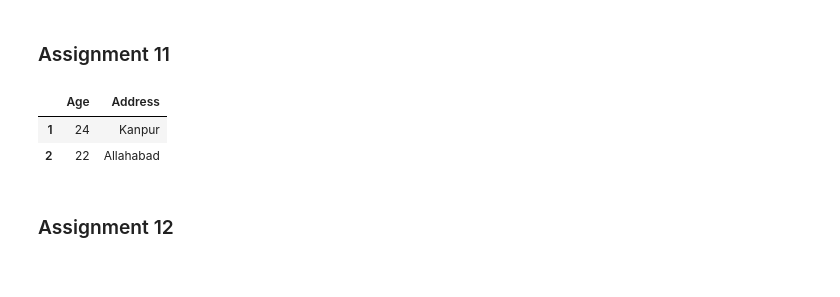
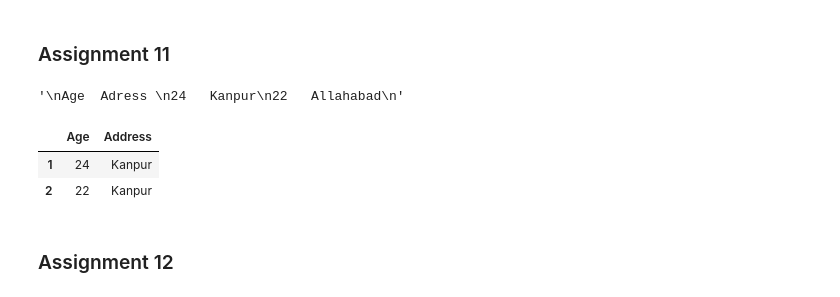
Before and after one commit to datalover2023/Module_1, a Jupyter notebook: Python_Basics_Module_1.ipynb, the cells around one changed output. Saved outputs shown, nothing was run; the diff lists cells and outputs as text; code cells hidden in the pictures.

```diff
--- a/Python_Basics_Module_1.ipynb
+++ b/Python_Basics_Module_1.ipynb
@@ -1384,7 +1384,7 @@ pivot
 # Define a dictionary containing employee data
 data = {'Name':['Jai', 'Princi', 'Gaurav', 'Anuj'],
         'Age':[27, 24, 22, 32],
-        'Address':['Delhi', 'Kanpur', 'Allahabad', 'Kannauj'],
+        'Address':['Delhi', 'Kanpur', 'Kanpur', 'Delhi'],
         'Qualification':['Phd', 'MA', 'MCA', 'Phd']}
 
 data
@@ -1570,26 +1570,28 @@ Name: 1, dtype: object
 '''
 Age  Adress
 24   Kanpur
-22   Allahabad
+22   Kanpur
 '''
 
 # your code here...
+# %% [output]
+'\nAge  Adress \n24   Kanpur\n22   Allahabad\n'
 # %%
 #@title Display Solution 11
 
 # return the data with .iloc
 
 '''
 Age  Adress
 24   Kanpur
-22   Allahabad
+22   Kanpur
 '''
 
 df1.iloc[1:3, 1:3]
 # %% [output]
 |  | Age | Address |
 | 1 | 24 | Kanpur |
-| 2 | 22 | Allahabad |
+| 2 | 22 | Kanpur |
 # %% [markdown]
 ### Assignment 12
 # %%
```
Also changed, not shown: parts of 19 cells of this notebook.
